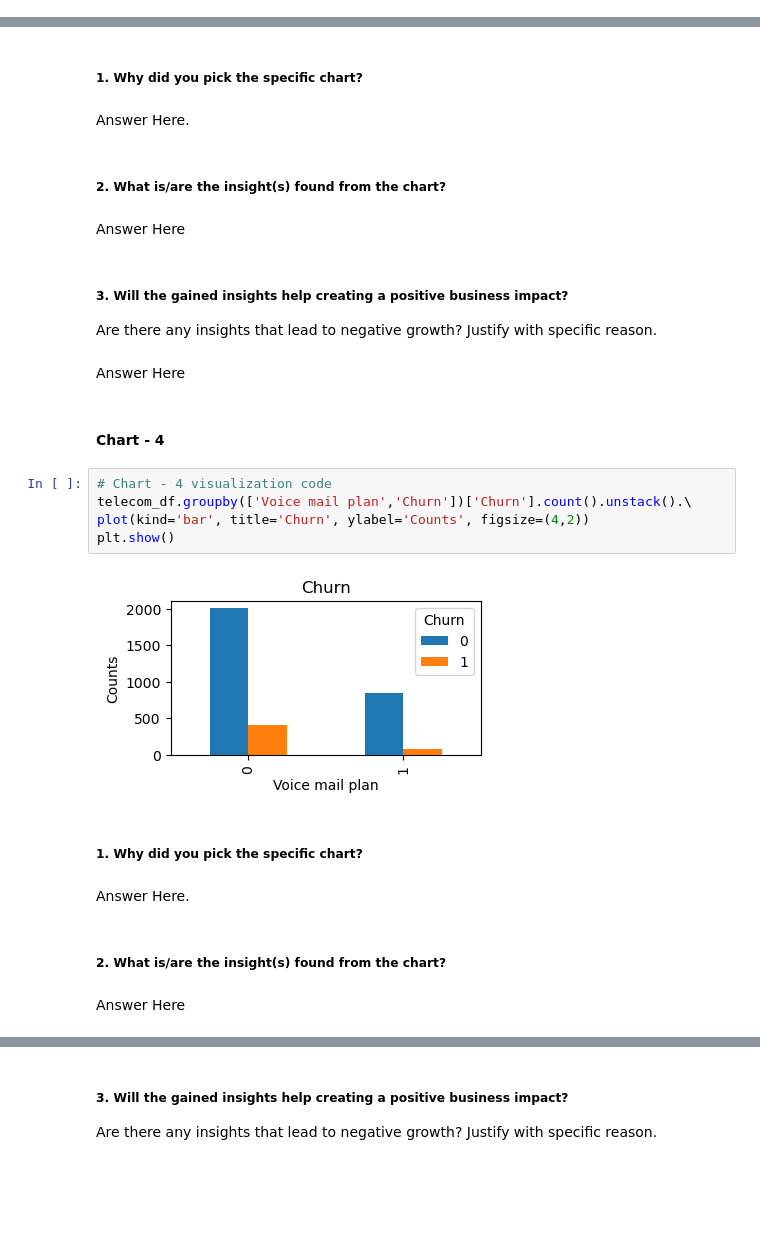
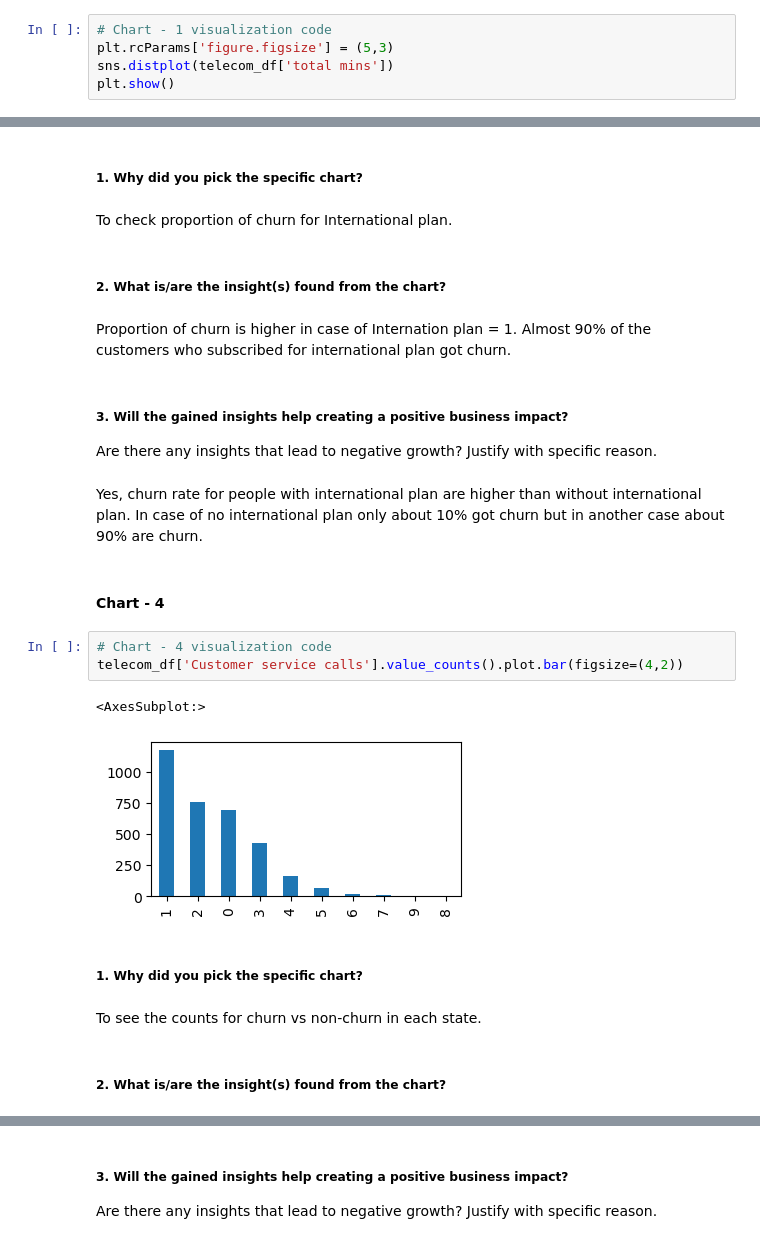
Before and after one commit to mdismailquraishicse/TelecomChurnAnalysis, a Jupyter notebook: TelecomChurnAnalysis.ipynb, the cells around one changed output, grey strips where cells are left out. Drawn from its saved outputs; the diff is of its cells as text; blank space fills up the shorter version.

```diff
--- a/TelecomChurnAnalysis.ipynb
+++ b/TelecomChurnAnalysis.ipynb
@@ -286,0 +280,5 @@ plt.show()
+# %%
+# Chart - 1 visualization code
+plt.rcParams['figure.figsize'] = (5,3)
+sns.distplot(telecom_df['total mins'])
+plt.show()
@@ -334,30 +329,27 @@ telecom_df.head()
 # %% [markdown]
 ##### 1. Why did you pick the specific chart?
-# %% [markdown]
-Answer Here.
+# %% [markdown]
+To check proportion of churn for International plan.
 # %% [markdown]
 ##### 2. What is/are the insight(s) found from the chart?
-# %% [markdown]
-Answer Here
+# %% [markdown]
+Proportion of churn is higher in case of Internation plan = 1. Almost 90% of the customers who subscribed for international plan got churn.
 # %% [markdown]
 ##### 3. Will the gained insights help creating a positive business impact?
 Are there any insights that lead to negative growth? Justify with specific reason.
-# %% [markdown]
-Answer Here
+# %% [markdown]
+Yes, churn rate for people with international plan are higher than without international plan. In case of no international plan only about 10% got churn but in another case about 90% are churn.
 # %% [markdown]
 #### Chart - 4
 # %%
 # Chart - 4 visualization code
-telecom_df.groupby(['Voice mail plan','Churn'])['Churn'].count().unstack().\
-plot(kind='bar', title='Churn', ylabel='Counts', figsize=(4,2))
-plt.show()
+telecom_df['Customer service calls'].value_counts().plot.bar(figsize=(4,2))
 # %% [output]
+<AxesSubplot:>
-[figure, old version]
+[figure, new version]
 # %% [markdown]
 ##### 1. Why did you pick the specific chart?
-# %% [markdown]
-Answer Here.
+# %% [markdown]
+To see the counts for churn vs non-churn in each state.
 # %% [markdown]
 ##### 2. What is/are the insight(s) found from the chart?
-# %% [markdown]
-Answer Here
```
Also changed, not shown: parts of 26 cells of this notebook.
